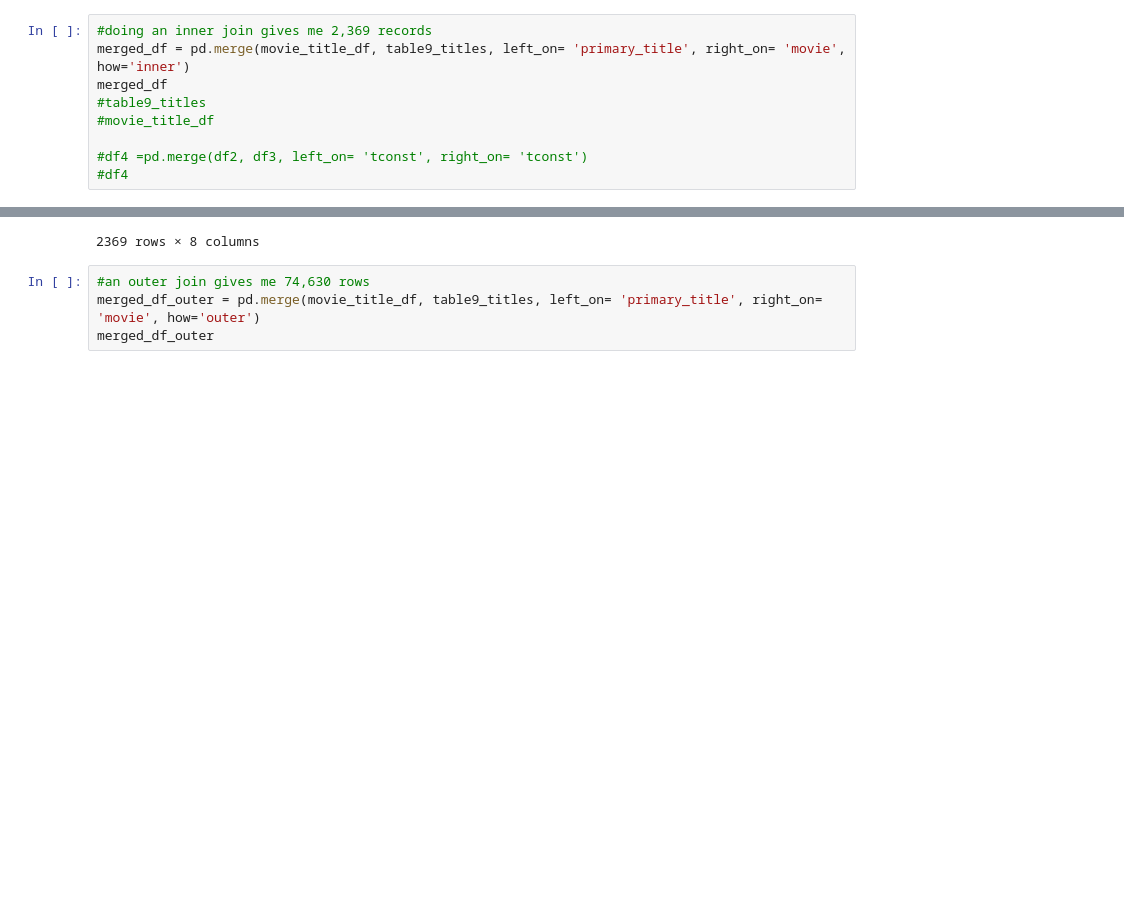
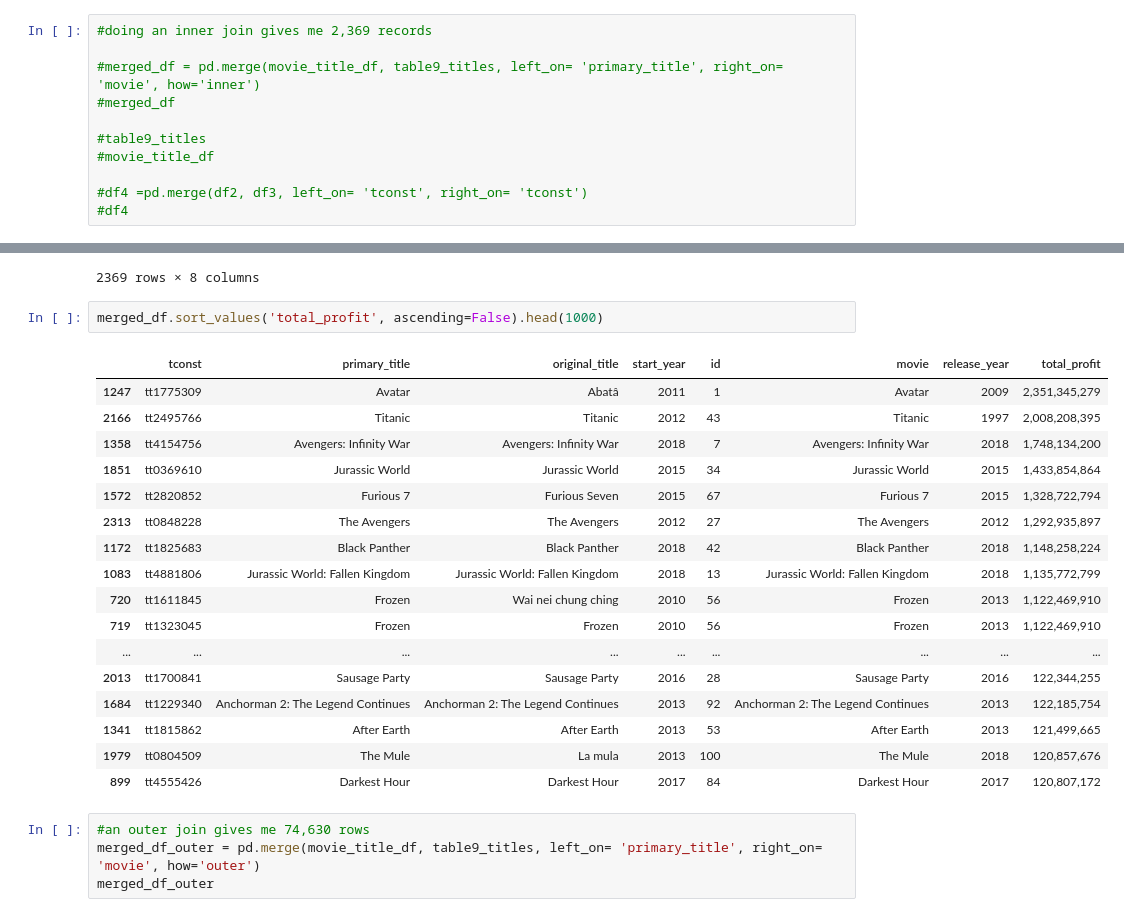
Before and after one commit to jxn628/dsc-phase-1-project, a Jupyter notebook: student.ipynb, the cells around one changed output, grey strips where cells are left out. Drawn from its saved outputs; the diff is of its cells as text; blank space fills up the shorter version.

```diff
--- a/student.ipynb
+++ b/student.ipynb
@@ -972,8 +972,10 @@ table9_titles
 5782 rows × 4 columns
 # %%
 #doing an inner join gives me 2,369 records
-merged_df = pd.merge(movie_title_df, table9_titles, left_on= 'primary_title', right_on= 'movie', how='inner')
-merged_df
+
+#merged_df = pd.merge(movie_title_df, table9_titles, left_on= 'primary_title', right_on= 'movie', how='inner')
+#merged_df
+
 #table9_titles
 #movie_title_df
 
@@ -993,6 +995,26 @@ merged_df
 | 2367 | tt7368554 | The Interpreter | The Interpreter | 2018 | 63 | The Interpreter | 2005 | 72,753,837 |
 | 2368 | tt7634968 | What Men Want | What Men Want | 2019 | 21 | What Men Want | 2019 | 49,911,903 |
 2369 rows × 8 columns
+# %%
+merged_df.sort_values('total_profit', ascending=False).head(1000)
+# %% [output]
+|  | tconst | primary_title | original_title | start_year | id | movie | release_year | total_profit |
+| 1247 | tt1775309 | Avatar | Abatâ | 2011 | 1 | Avatar | 2009 | 2,351,345,279 |
+| 2166 | tt2495766 | Titanic | Titanic | 2012 | 43 | Titanic | 1997 | 2,008,208,395 |
+| 1358 | tt4154756 | Avengers: Infinity War | Avengers: Infinity War | 2018 | 7 | Avengers: Infinity War | 2018 | 1,748,134,200 |
+| 1851 | tt0369610 | Jurassic World | Jurassic World | 2015 | 34 | Jurassic World | 2015 | 1,433,854,864 |
+| 1572 | tt2820852 | Furious 7 | Furious Seven | 2015 | 67 | Furious 7 | 2015 | 1,328,722,794 |
+| 2313 | tt0848228 | The Avengers | The Avengers | 2012 | 27 | The Avengers | 2012 | 1,292,935,897 |
+| 1172 | tt1825683 | Black Panther | Black Panther | 2018 | 42 | Black Panther | 2018 | 1,148,258,224 |
+| 1083 | tt4881806 | Jurassic World: Fallen Kingdom | Jurassic World: Fallen Kingdom | 2018 | 13 | Jurassic World: Fallen Kingdom | 2018 | 1,135,772,799 |
+| 720 | tt1611845 | Frozen | Wai nei chung ching | 2010 | 56 | Frozen | 2013 | 1,122,469,910 |
+| 719 | tt1323045 | Frozen | Frozen | 2010 | 56 | Frozen | 2013 | 1,122,469,910 |
+| ... | ... | ... | ... | ... | ... | ... | ... | ... |
+| 2013 | tt1700841 | Sausage Party | Sausage Party | 2016 | 28 | Sausage Party | 2016 | 122,344,255 |
+| 1684 | tt1229340 | Anchorman 2: The Legend Continues | Anchorman 2: The Legend Continues | 2013 | 92 | Anchorman 2: The Legend Continues | 2013 | 122,185,754 |
+| 1341 | tt1815862 | After Earth | After Earth | 2013 | 53 | After Earth | 2013 | 121,499,665 |
+| 1979 | tt0804509 | The Mule | La mula | 2013 | 100 | The Mule | 2018 | 120,857,676 |
+| 899 | tt4555426 | Darkest Hour | Darkest Hour | 2017 | 84 | Darkest Hour | 2017 | 120,807,172 |
 # %%
 #an outer join gives me 74,630 rows
 merged_df_outer = pd.merge(movie_title_df, table9_titles, left_on= 'primary_title', right_on= 'movie', how='outer')
```
Also changed, not shown: parts of 7 cells of this notebook.
